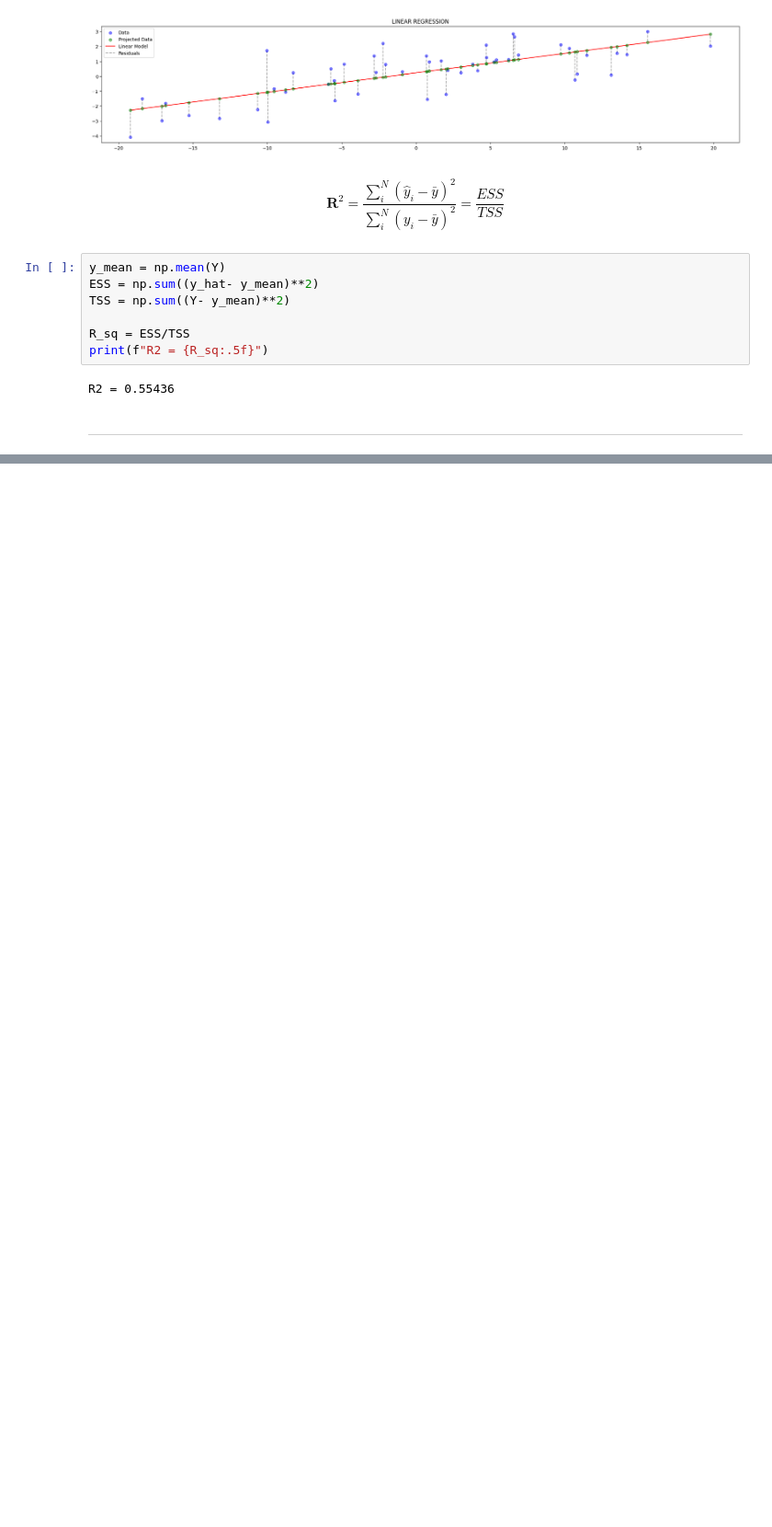
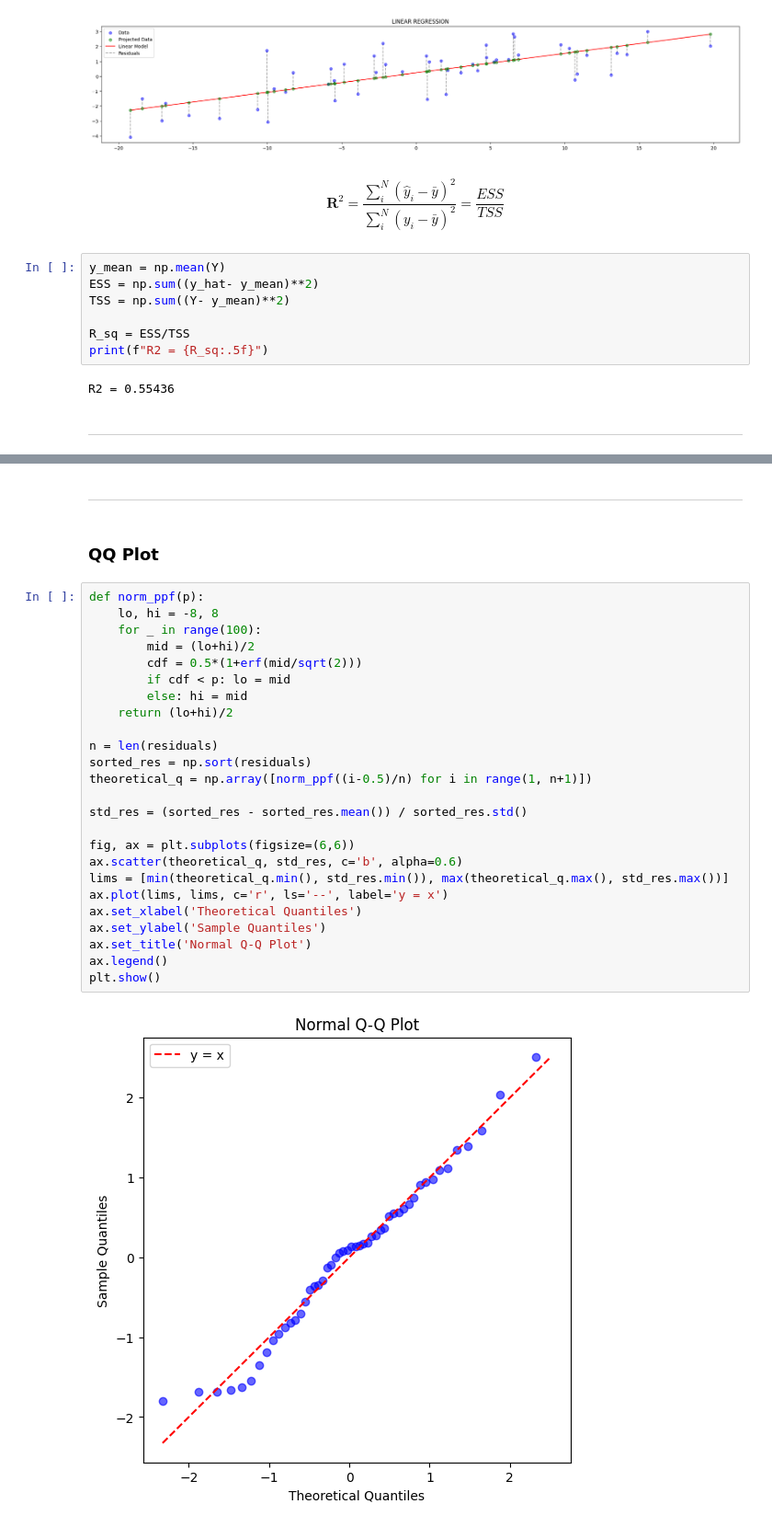
Before and after one commit to Japanese-Maple/Computational_Statistics, a Jupyter notebook: 0_Linear_Regression.ipynb, the cells around one changed output, grey strips where cells are left out. Shown at 92% size. Cells and saved outputs as stored; diff of their text form; blank space fills up the shorter version.

```diff
--- a/0_Linear_Regression.ipynb
+++ b/0_Linear_Regression.ipynb
@@ -133,0 +176,31 @@ R2 = 0.55436
+# %% [markdown]
+---
+# %% [markdown]
+### QQ Plot
+# %%
+def norm_ppf(p):
+    lo, hi = -8, 8
+    for _ in range(100):
+        mid = (lo+hi)/2
+        cdf = 0.5*(1+erf(mid/sqrt(2)))
+        if cdf < p: lo = mid
+        else: hi = mid
+    return (lo+hi)/2
+
+n = len(residuals)
+sorted_res = np.sort(residuals)
+theoretical_q = np.array([norm_ppf((i-0.5)/n) for i in range(1, n+1)])
+
+std_res = (sorted_res - sorted_res.mean()) / sorted_res.std()
+
+fig, ax = plt.subplots(figsize=(6,6))
+ax.scatter(theoretical_q, std_res, c='b', alpha=0.6)
+lims = [min(theoretical_q.min(), std_res.min()), max(theoretical_q.max(), std_res.max())]
+ax.plot(lims, lims, c='r', ls='--', label='y = x')
+ax.set_xlabel('Theoretical Quantiles')
+ax.set_ylabel('Sample Quantiles')
+ax.set_title('Normal Q-Q Plot')
+ax.legend()
+plt.show()
+# %% [output]
+[figure, added]
```
Also changed, not shown: parts of 10 cells of this notebook.
